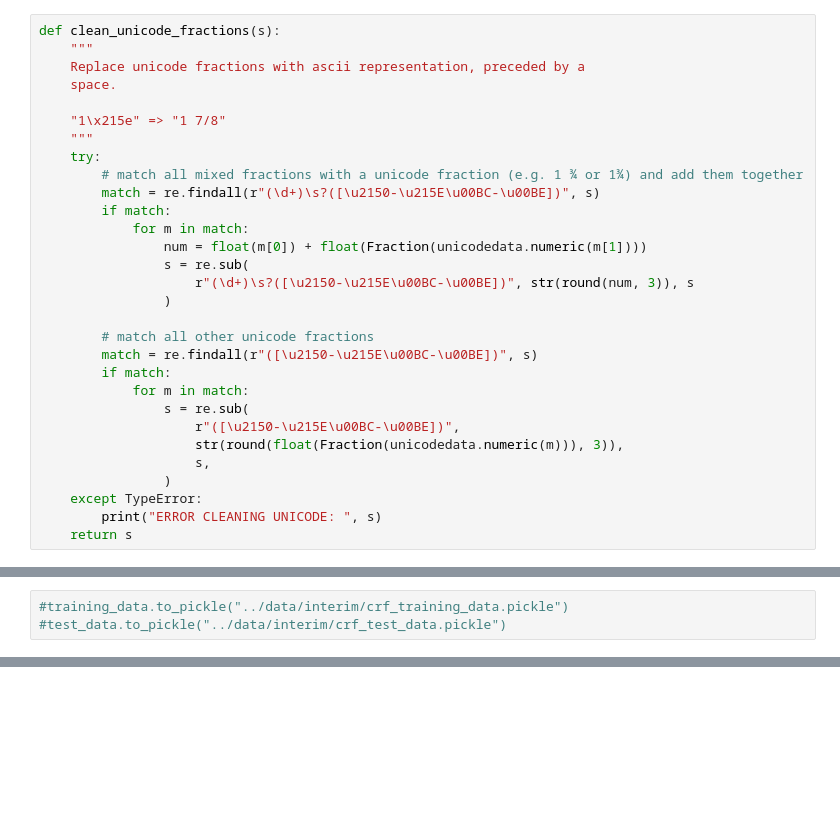
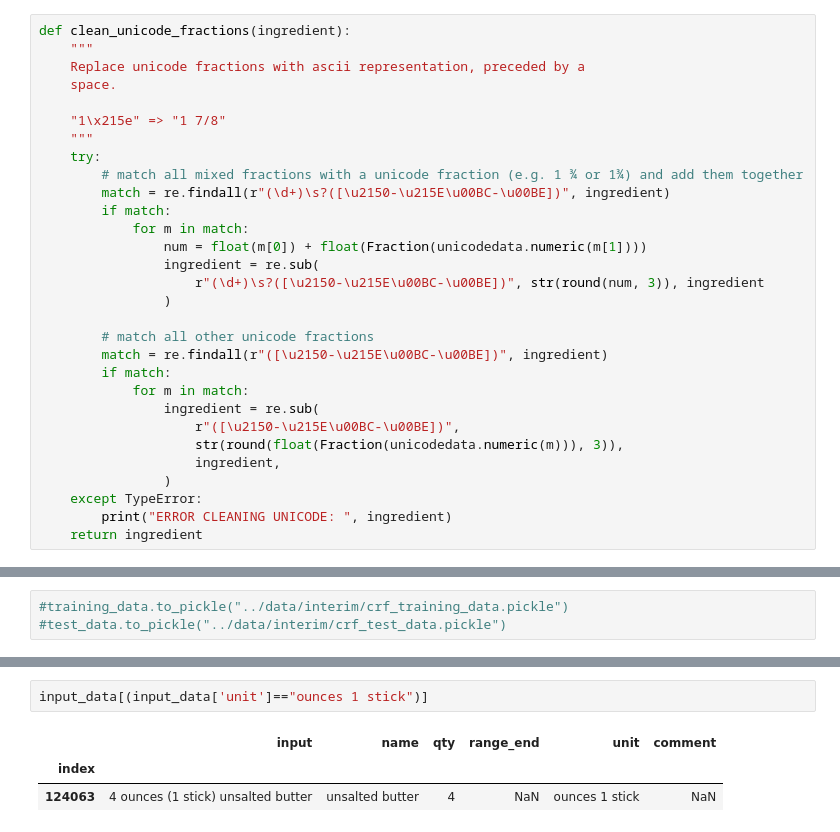
Before and after one commit to Sisyphus192/deep-dishes, a Jupyter notebook: notebooks/Cleaning Data for CRF Training.ipynb, the cells around one changed output, grey strips where cells are left out. Cells and saved outputs as stored; diff of their text form; blank space fills up the shorter version.

```diff
--- a/notebooks/Cleaning Data for CRF Training.ipynb
+++ b/notebooks/Cleaning Data for CRF Training.ipynb
@@ -85,7 +89,7 @@ print(input_data.shape)
 (179207, 6)
 (179060, 6)
 # %%
-def clean_unicode_fractions(s):
+def clean_unicode_fractions(ingredient):
     """
     Replace unicode fractions with ascii representation, preceded by a
     space.
@@ -94,26 +98,26 @@ def clean_unicode_fractions(s):
     """
     try:
         # match all mixed fractions with a unicode fraction (e.g. 1 ¾ or 1¾) and add them together
-        match = re.findall(r"(\d+)\s?([\u2150-\u215E\u00BC-\u00BE])", s)
+        match = re.findall(r"(\d+)\s?([\u2150-\u215E\u00BC-\u00BE])", ingredient)
         if match:
             for m in match:
                 num = float(m[0]) + float(Fraction(unicodedata.numeric(m[1])))
-                s = re.sub(
-                    r"(\d+)\s?([\u2150-\u215E\u00BC-\u00BE])", str(round(num, 3)), s
+                ingredient = re.sub(
+                    r"(\d+)\s?([\u2150-\u215E\u00BC-\u00BE])", str(round(num, 3)), ingredient
                 )
 
         # match all other unicode fractions
-        match = re.findall(r"([\u2150-\u215E\u00BC-\u00BE])", s)
+        match = re.findall(r"([\u2150-\u215E\u00BC-\u00BE])", ingredient)
         if match:
             for m in match:
-                s = re.sub(
+                ingredient = re.sub(
                     r"([\u2150-\u215E\u00BC-\u00BE])",
                     str(round(float(Fraction(unicodedata.numeric(m))), 3)),
-                    s,
+                    ingredient,
                 )
     except TypeError:
-        print("ERROR CLEANING UNICODE: ", s)
-    return s
+        print("ERROR CLEANING UNICODE: ", ingredient)
+    return ingredient
 # %%
 # Unicode has numerous characters to represent fractions like ¾, we remove these
 input_data["input"] = input_data["input"].apply(clean_unicode_fractions)
@@ -351 +380,7 @@ input_data[(input_data['unit']=="12-ounce bottle") | (input_data['unit']=="48-ou
+# %%
+input_data[(input_data['unit']=="ounces 1 stick")]
+# %% [output]
+|  | input | name | qty | range_end | unit | comment |
+| index |  |  |  |  |  |  |
+| 124063 | 4 ounces (1 stick) unsalted butter | unsalted butter | 4 | NaN | ounces 1 stick | NaN |
 # %%
```
Also changed, not shown: parts of 16 cells of this notebook, 6 other files.
